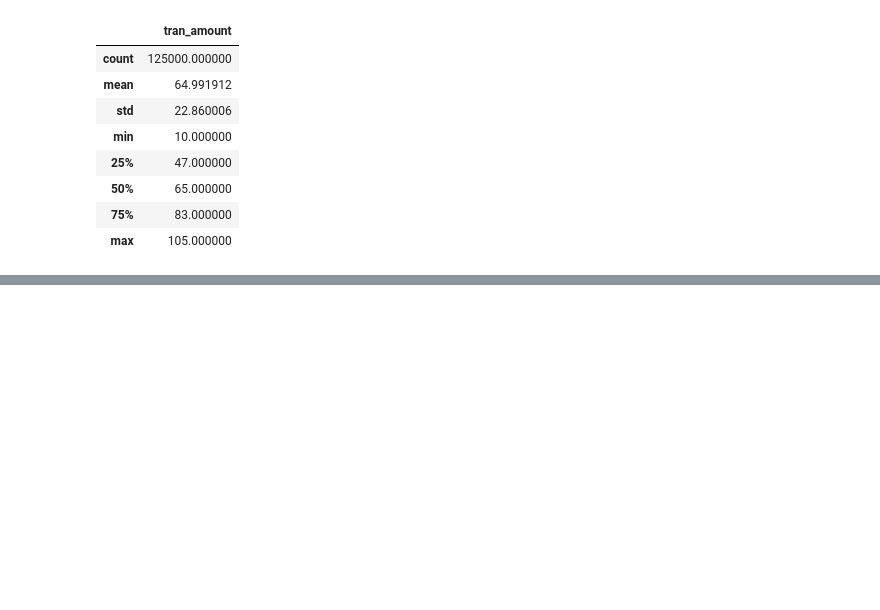
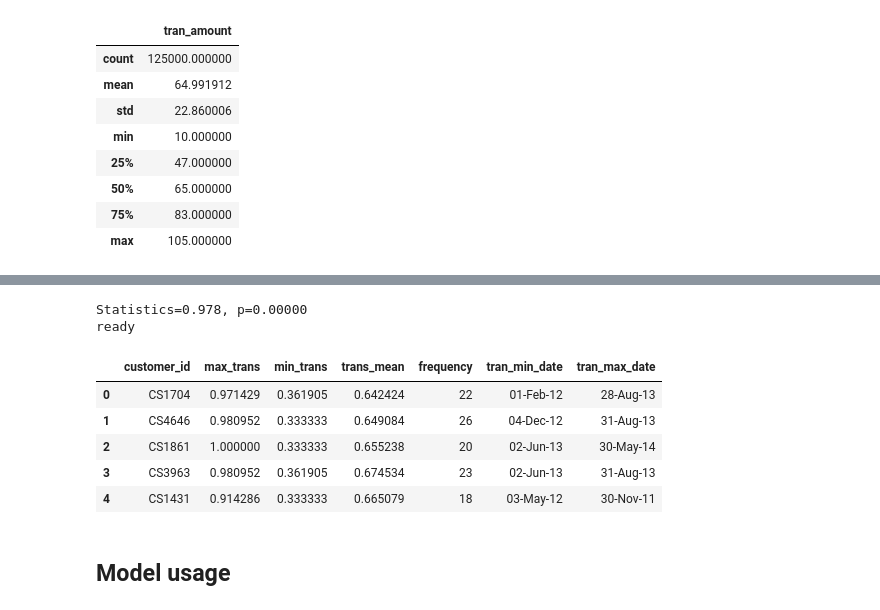
Before and after one commit to dan-behar/gbm_tests, a Jupyter notebook: ejercicio4/script.ipynb, the cells around one changed output, grey strips where cells are left out. Saved outputs shown, nothing was run; the diff lists cells and outputs as text; code cells hidden in the pictures; blank space fills up the shorter version.

```diff
--- a/ejercicio4/script.ipynb
+++ b/ejercicio4/script.ipynb
@@ -64,0 +100,32 @@ df.describe()
+# %%
+# Normality test scores
+stat, p = shapiro(df['tran_amount'])
+print('Statistics=%.3f, p=%.5f' % (stat, p))
+
+# Defining what we will do depending the result
+alpha = 0.05
+if p > alpha:
+    print('Sample looks Gaussian (fail to reject H0)')
+else:
+    normalizer('tran_amount')
+    print('ready')
+# %% [output]
+Statistics=0.978, p=0.00000
+ready
+# %%
+# Preparing important values to start using the model
+transactions = duckdb.query('''SELECT customer_id, MAX(tran_amount) as max_trans, MIN(tran_amount) as min_trans,
+                            MEAN(tran_amount) as trans_mean, count(customer_id) as frequency, min(trans_date) as tran_min_date,
+                            max(trans_date) as tran_max_date
+                            FROM df
+                            group by customer_id''').to_df()
+transactions.head()
+# %% [output]
+|  | customer_id | max_trans | min_trans | trans_mean | frequency | tran_min_date | tran_max_date |
+| 0 | CS1704 | 0.971429 | 0.361905 | 0.642424 | 22 | 01-Feb-12 | 28-Aug-13 |
+| 1 | CS4646 | 0.980952 | 0.333333 | 0.649084 | 26 | 04-Dec-12 | 31-Aug-13 |
+| 2 | CS1861 | 1.000000 | 0.333333 | 0.655238 | 20 | 02-Jun-13 | 30-May-14 |
+| 3 | CS3963 | 0.980952 | 0.361905 | 0.674534 | 23 | 02-Jun-13 | 31-Aug-13 |
+| 4 | CS1431 | 0.914286 | 0.333333 | 0.665079 | 18 | 03-May-12 | 30-Nov-11 |
+# %% [markdown]
+## Model usage
```
Also changed, not shown: parts of 5 cells of this notebook, 3 other files.
